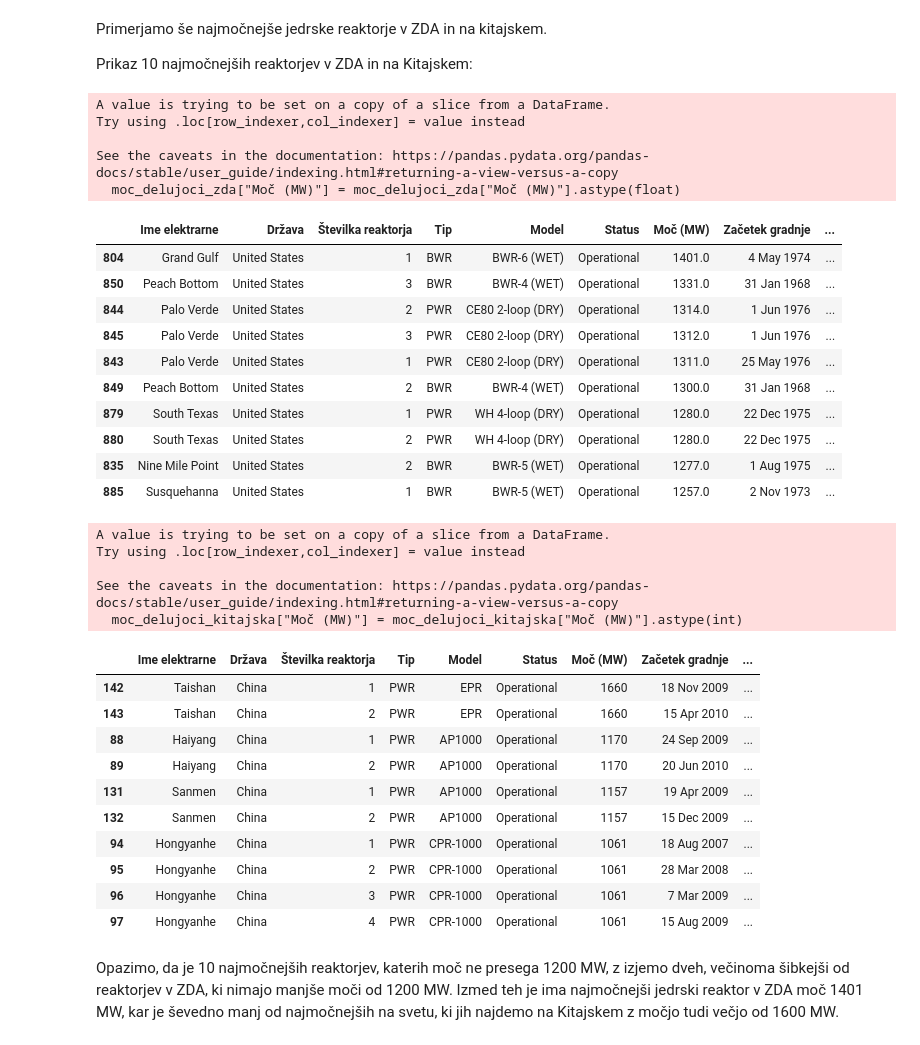
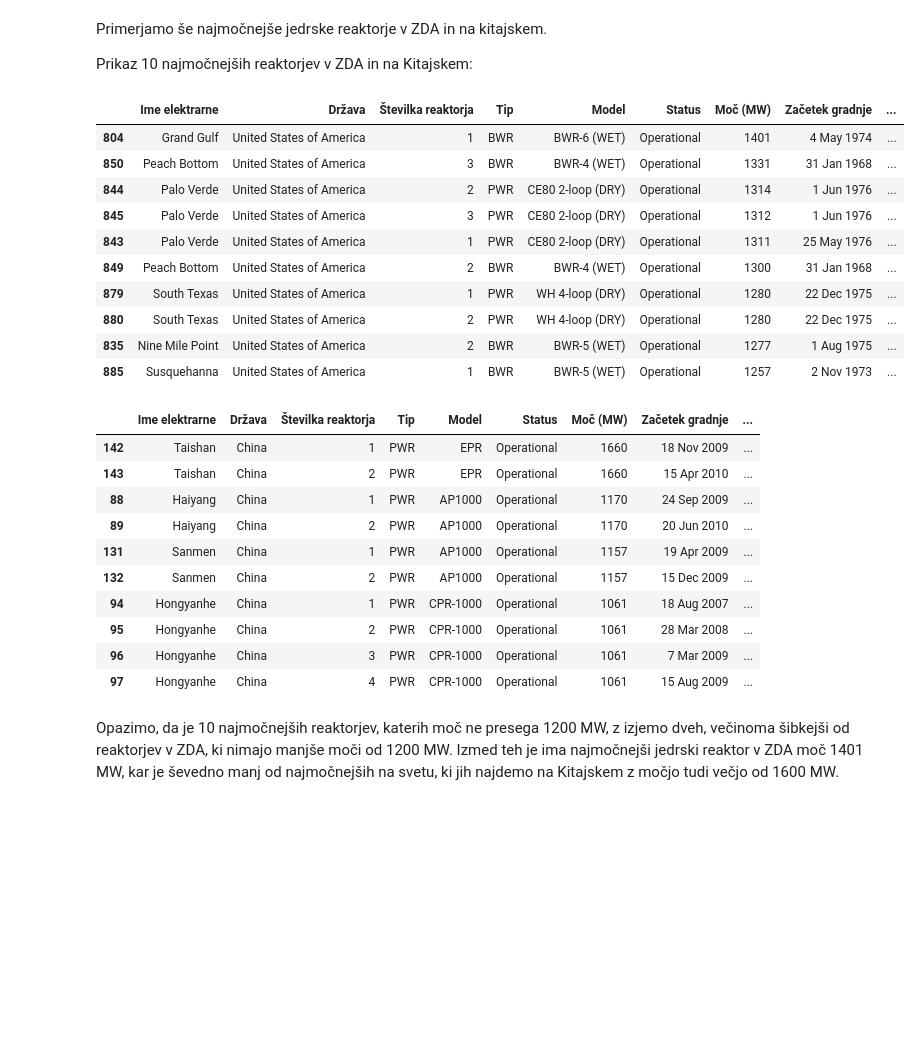
Before and after one commit to aljagombac/analiza-jedrskih-reaktorjev-in-nesrec, a Jupyter notebook: analiza/reaktoji_nesrece.ipynb, the cells around one changed output. Drawn from its saved outputs; the diff is of its cells as text; code cells hidden in the pictures; blank space fills up the shorter version.

```diff
--- a/analiza/reaktoji_nesrece.ipynb
+++ b/analiza/reaktoji_nesrece.ipynb
@@ -269,7 +265,7 @@ Podrobneje analiziramo še jedrske elektrarne v ZDA, kot državo z največjim š
 
 Prikaz tabele reaktorjev v ZDA in na Kitajskem:
 # %%
-indeksi = reaktorji.index[reaktorji["Država"] == "United States"].tolist()
+indeksi = reaktorji.index[reaktorji["Država"] == "United States of America"].tolist()
 reaktorji_v_zda = reaktorji.loc[indeksi]
 
 # jedrske elektrarne v ZDA
@@ -412,36 +408,26 @@ Primerjamo še najmočnejše jedrske reaktorje v ZDA in na kitajskem.
 
 Prikaz 10 najmočnejših reaktorjev v ZDA in na Kitajskem:
 # %%
-moc_delujoci_zda["Moč (MW)"] = moc_delujoci_zda["Moč (MW)"].astype(int)
+moc_delujoci_zda = moc_delujoci_zda.astype({"Moč (MW)" : int})
 
-display(moc_delujoci_zda.nlargest(10, "Moč (MW)"))
+moc_delujoci_zda.nlargest(10, "Moč (MW)")
 # %% [output]
-A value is trying to be set on a copy of a slice from a DataFrame.
-Try using .loc[row_indexer,col_indexer] = value instead
-
-See the caveats in the documentation: https://pandas.pydata.org/pandas-docs/stable/user_guide/indexing.html#returning-a-view-versus-a-copy
-  moc_delujoci_zda["Moč (MW)"] = moc_delujoci_zda["Moč (MW)"].astype(float)
 |  | Ime elektrarne | Država | Številka reaktorja | Tip | Model | Status | Moč (MW) | Začetek gradnje | ... |
-| 804 | Grand Gulf | United States | 1 | BWR | BWR-6 (WET) | Operational | 1401.0 | 4 May 1974 | ... |
-| 850 | Peach Bottom | United States | 3 | BWR | BWR-4 (WET) | Operational | 1331.0 | 31 Jan 1968 | ... |
-| 844 | Palo Verde | United States | 2 | PWR | CE80 2-loop (DRY) | Operational | 1314.0 | 1 Jun 1976 | ... |
-| 845 | Palo Verde | United States | 3 | PWR | CE80 2-loop (DRY) | Operational | 1312.0 | 1 Jun 1976 | ... |
-| 843 | Palo Verde | United States | 1 | PWR | CE80 2-loop (DRY) | Operational | 1311.0 | 25 May 1976 | ... |
-| 849 | Peach Bottom | United States | 2 | BWR | BWR-4 (WET) | Operational | 1300.0 | 31 Jan 1968 | ... |
-| 879 | South Texas | United States | 1 | PWR | WH 4-loop (DRY) | Operational | 1280.0 | 22 Dec 1975 | ... |
-| 880 | South Texas | United States | 2 | PWR | WH 4-loop (DRY) | Operational | 1280.0 | 22 Dec 1975 | ... |
-| 835 | Nine Mile Point | United States | 2 | BWR | BWR-5 (WET) | Operational | 1277.0 | 1 Aug 1975 | ... |
-| 885 | Susquehanna | United States | 1 | BWR | BWR-5 (WET) | Operational | 1257.0 | 2 Nov 1973 | ... |
+| 804 | Grand Gulf | United States of America | 1 | BWR | BWR-6 (WET) | Operational | 1401 | 4 May 1974 | ... |
+| 850 | Peach Bottom | United States of America | 3 | BWR | BWR-4 (WET) | Operational | 1331 | 31 Jan 1968 | ... |
+| 844 | Palo Verde | United States of America | 2 | PWR | CE80 2-loop (DRY) | Operational | 1314 | 1 Jun 1976 | ... |
+| 845 | Palo Verde | United States of America | 3 | PWR | CE80 2-loop (DRY) | Operational | 1312 | 1 Jun 1976 | ... |
+| 843 | Palo Verde | United States of America | 1 | PWR | CE80 2-loop (DRY) | Operational | 1311 | 25 May 1976 | ... |
+| 849 | Peach Bottom | United States of America | 2 | BWR | BWR-4 (WET) | Operational | 1300 | 31 Jan 1968 | ... |
+| 879 | South Texas | United States of America | 1 | PWR | WH 4-loop (DRY) | Operational | 1280 | 22 Dec 1975 | ... |
+| 880 | South Texas | United States of America | 2 | PWR | WH 4-loop (DRY) | Operational | 1280 | 22 Dec 1975 | ... |
+| 835 | Nine Mile Point | United States of America | 2 | BWR | BWR-5 (WET) | Operational | 1277 | 1 Aug 1975 | ... |
+| 885 | Susquehanna | United States of America | 1 | BWR | BWR-5 (WET) | Operational | 1257 | 2 Nov 1973 | ... |
 # %%
-moc_delujoci_kitajska["Moč (MW)"] = moc_delujoci_kitajska["Moč (MW)"].astype(int)
+moc_delujoci_kitajska = moc_delujoci_kitajska.astype({"Moč (MW)" : int})
 
-display(moc_delujoci_kitajska.nlargest(10, "Moč (MW)"))
+moc_delujoci_kitajska.nlargest(10, "Moč (MW)")
 # %% [output]
-A value is trying to be set on a copy of a slice from a DataFrame.
-Try using .loc[row_indexer,col_indexer] = value instead
-
-See the caveats in the documentation: https://pandas.pydata.org/pandas-docs/stable/user_guide/indexing.html#returning-a-view-versus-a-copy
-  moc_delujoci_kitajska["Moč (MW)"] = moc_delujoci_kitajska["Moč (MW)"].astype(int)
 |  | Ime elektrarne | Država | Številka reaktorja | Tip | Model | Status | Moč (MW) | Začetek gradnje | ... |
 | 142 | Taishan | China | 1 | PWR | EPR | Operational | 1660 | 18 Nov 2009 | ... |
 | 143 | Taishan | China | 2 | PWR | EPR | Operational | 1660 | 15 Apr 2010 | ... |
```
Also changed, not shown: parts of 22 cells of this notebook, 3 other files.
